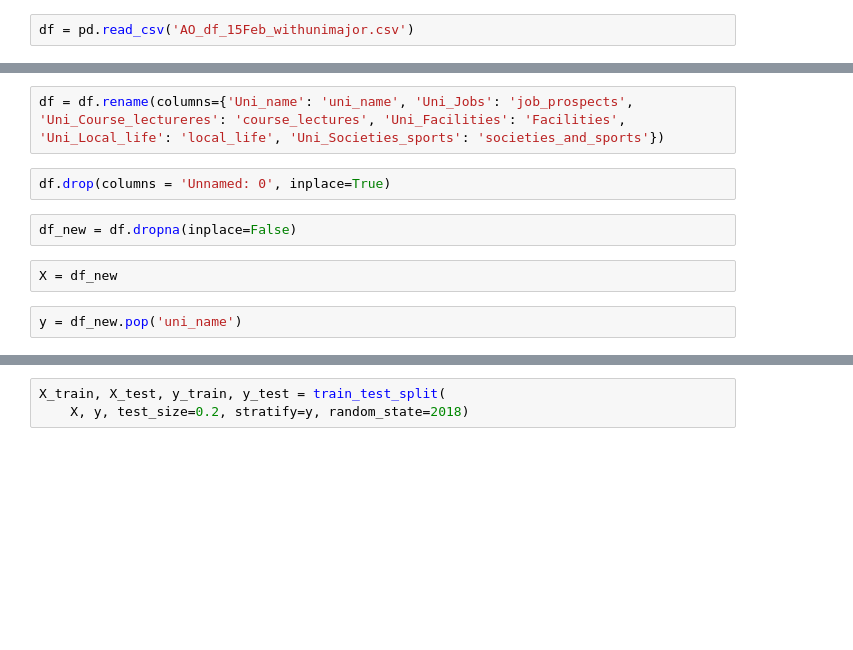
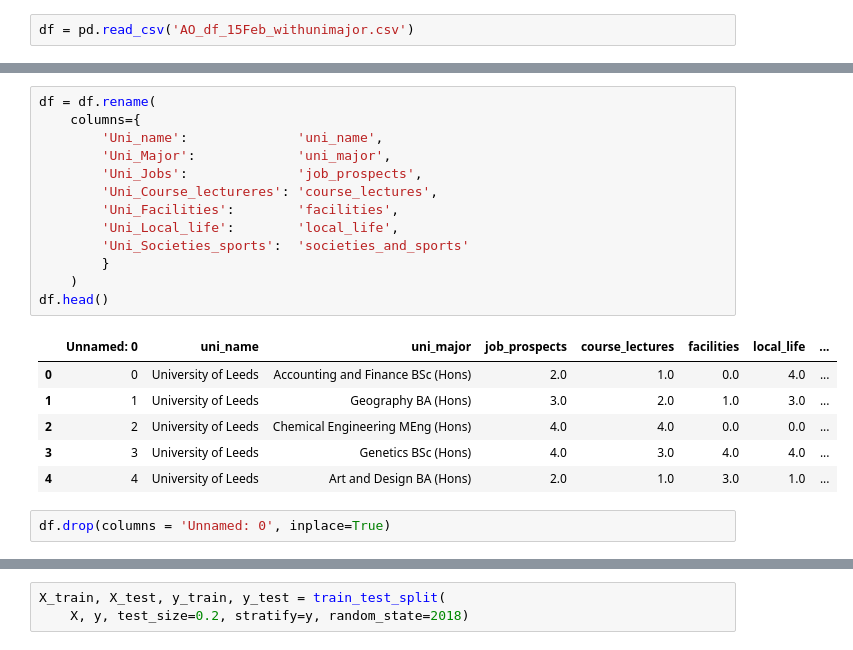
Before and after one commit to courtfroehlig/UK-University-Recommender, a Jupyter notebook: Code for uni recommender.ipynb, the cells around one changed output, grey strips where cells are left out. Saved outputs shown, nothing was run; the diff lists cells and outputs as text; blank space fills up the shorter version.

```diff
--- a/Code for uni recommender.ipynb
+++ b/Code for uni recommender.ipynb
@@ -20,10 +42,22 @@ df = pd.read_csv('AO_df_15Feb_withunimajor.csv')
 # %%
-df = df.rename(columns={'Uni_name': 'uni_name', 'Uni_Jobs': 'job_prospects', 'Uni_Course_lectureres': 'course_lectures', 'Uni_Facilities': 'Facilities', 'Uni_Local_life': 'local_life', 'Uni_Societies_sports': 'societies_and_sports'})
+df = df.rename(
+    columns={
+        'Uni_name':              'uni_name',
+        'Uni_Major':             'uni_major',
+        'Uni_Jobs':              'job_prospects',
+        'Uni_Course_lectureres': 'course_lectures',
+        'Uni_Facilities':        'facilities',
+        'Uni_Local_life':        'local_life',
+        'Uni_Societies_sports':  'societies_and_sports'
+        }
+    )
+df.head()
+# %% [output]
+|  | Unnamed: 0 | uni_name | uni_major | job_prospects | course_lectures | facilities | local_life | ... |
+| 0 | 0 | University of Leeds | Accounting and Finance BSc (Hons) | 2.0 | 1.0 | 0.0 | 4.0 | ... |
+| 1 | 1 | University of Leeds | Geography BA (Hons) | 3.0 | 2.0 | 1.0 | 3.0 | ... |
+| 2 | 2 | University of Leeds | Chemical Engineering MEng (Hons) | 4.0 | 4.0 | 0.0 | 0.0 | ... |
+| 3 | 3 | University of Leeds | Genetics BSc (Hons) | 4.0 | 3.0 | 4.0 | 4.0 | ... |
+| 4 | 4 | University of Leeds | Art and Design BA (Hons) | 2.0 | 1.0 | 3.0 | 1.0 | ... |
 # %%
 df.drop(columns = 'Unnamed: 0', inplace=True)
-# %%
-df_new = df.dropna(inplace=False)
-# %%
-X = df_new
-# %%
-y = df_new.pop('uni_name')
```
Also changed, not shown: parts of 29 cells of this notebook.
